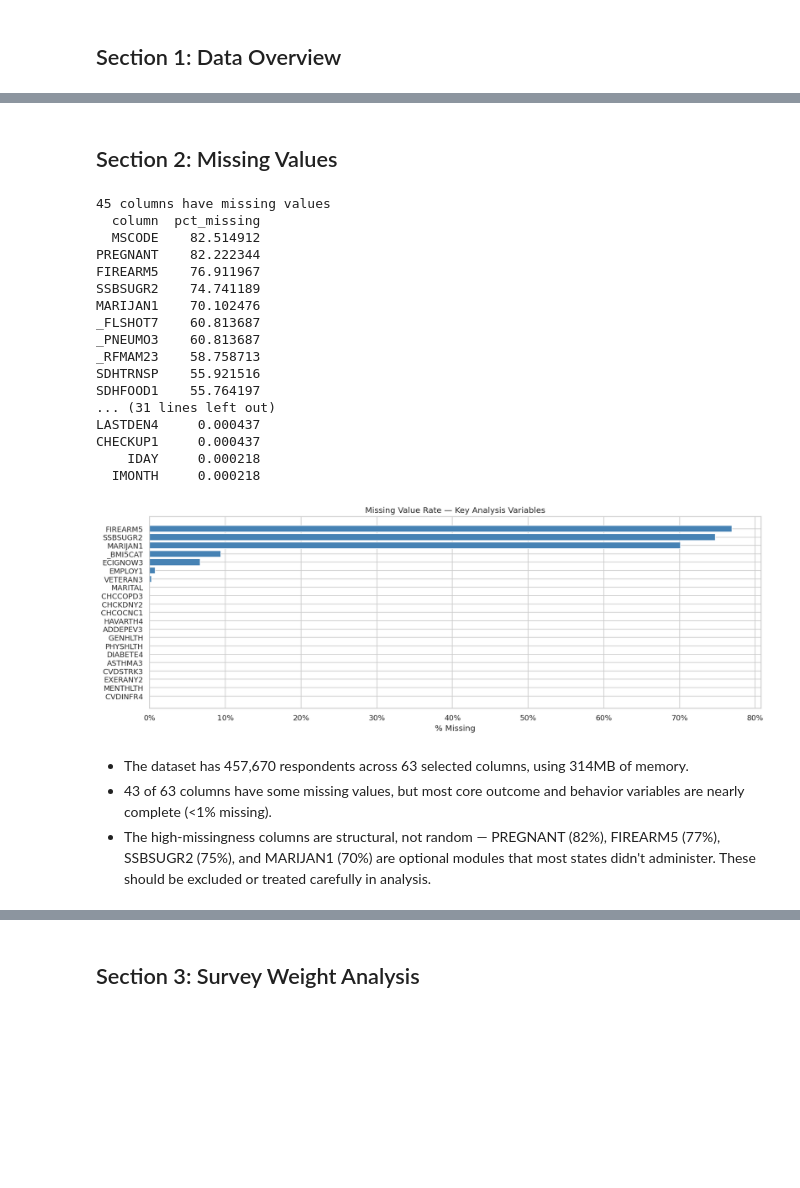
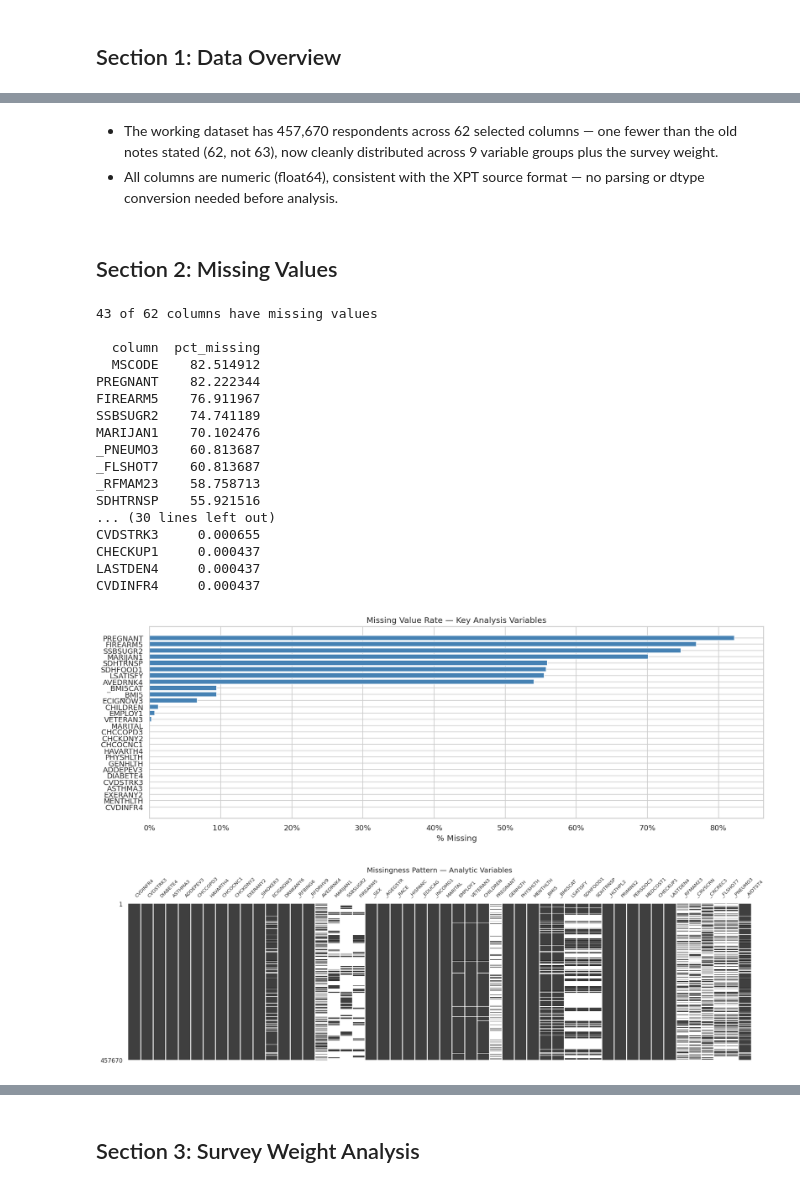
Before and after one commit to kwang101-cb/DataEngineering_Final, a Jupyter notebook: notebooks/1_Kelly_EDA.ipynb, the cells around one changed output, grey strips where cells are left out. Cells and saved outputs as stored; diff of their text form; code cells hidden in the pictures; blank space fills up the shorter version.

```diff
--- a/notebooks/1_Kelly_EDA.ipynb
+++ b/notebooks/1_Kelly_EDA.ipynb
@@ -586,0 +9,2 @@ KELLY SECTION
+# %%
+folder = "/content/drive/MyDrive/ADSP 31012 DEPA Final Project/1. Raw Data"
@@ -586,0 +40,21 @@ KELLY SECTION
+# %%
+NEEDED = [
+    'SEQNO','_STATE','_LLCPWT','IMONTH','IDAY','IYEAR',
+    '_METSTAT','_URBSTAT','MSCODE',
+    '_SEX','_AGEG5YR','_RACE','_HISPANC','_EDUCAG','_INCOMG1',
+    'MARITAL','EMPLOY1','CHILDREN','VETERAN3','PREGNANT',
+    'GENHLTH','PHYSHLTH','MENTHLTH','_BMI5','_BMI5CAT',
+    'CVDINFR4','CVDSTRK3','DIABETE4','ASTHMA3','ADDEPEV3',
+    'CHCCOPD3','HAVARTH4','CHCOCNC1','CHCKDNY2','LSATISFY',
+    'EXERANY2','_SMOKER3','ECIGNOW3','DRNKANY6','_RFBING6',
+    '_RFDRHV9','AVEDRNK4','MARIJAN1','SSBSUGR2','FIREARM5',
+    '_HLTHPL2','PRIMINS2','PERSDOC3','MEDCOST1','CHECKUP1',
+    'LASTDEN4','_RFMAM23','_CRVSCRN','_CRCREC3',
+    '_FLSHOT7','_PNEUMO3','_AIDTST4','SDHFOOD1','SDHTRNSP',
+    'QSTVER','QSTLANG','CELLFON5'
+]
+
+df = df_raw[NEEDED].copy()
+
+print(f"Raw shape: {df.shape}")
+print(f"Columns: {df.columns.tolist()}")
@@ -665,46 +187,52 @@ Descriptive stats (numeric):
+# %% [markdown]
+* The working dataset has 457,670 respondents across 62 selected columns — one fewer than the old notes stated (62, not 63), now cleanly distributed across 9 variable groups plus the survey weight.
+* All columns are numeric (float64), consistent with the XPT source format — no parsing or dtype conversion needed before analysis.
 # %% [markdown]
 ## Section 2: Missing Values
 # %%
-# 2a. Overall missing rate per column
-miss = (raw.isnull().sum() / len(raw) * 100).sort_values(ascending=False)
+# ── 2a. Overall missing rate per column ───────────────────────
+miss = (df.isnull().sum() / len(df) * 100).sort_values(ascending=False)
 miss_df = miss[miss > 0].reset_index()
 miss_df.columns = ['column', 'pct_missing']
-print(f"\n{len(miss_df)} columns have missing values")
+print(f"{len(miss_df)} of {df.shape[1]} columns have missing values\n")
 print(miss_df.to_string(index=False))
 
-# 2b. Bar chart of missing %
-fig, ax = plt.subplots(figsize=(14, 5))
-key_cols = [c for c in OUTCOME_VARS + BEHAVIOR_VARS + DEMO_VARS + HEALTH_VARS
+# ── 2b. Bar chart — key analysis variables only ───────────────
+key_cols = [c for c in OUTCOME_VARS + BEHAVIOR_VARS + DEMO_VARS + HEALTH_VARS + SDH_VARS
             if c in miss_df['column'].values]
 subset = miss_df[miss_df['column'].isin(key_cols)].sort_values('pct_missing', ascending=True)
+
+fig, ax = plt.subplots(figsize=(14, 5))
 ax.barh(subset['column'], subset['pct_missing'], color='steelblue')
 ax.set_xlabel("% Missing")
 ax.set_title("Missing Value Rate — Key Analysis Variables")
 ax.xaxis.set_major_formatter(mtick.PercentFormatter())
 plt.tight_layout()
 plt.show()
+
+# ── 2c. Missingno matrix for a visual pattern check ───────────
+analytic_cols = OUTCOME_VARS + BEHAVIOR_VARS + DEMO_VARS + HEALTH_VARS + SDH_VARS + HEALTHCARE_VARS + PREVENTION_VARS
+msno.matrix(df[analytic_cols], figsize=(16, 5), sparkline=False, fontsize=8)
+plt.title("Missingness Pattern — Analytic Variables")
+plt.tight_layout()
+plt.show()
 # %% [output]
-45 columns have missing values
+43 of 62 columns have missing values
+
   column  pct_missing
   MSCODE    82.514912
 PREGNANT    82.222344
 FIREARM5    76.911967
 SSBSUGR2    74.741189
 MARIJAN1    70.102476
+_PNEUMO3    60.813687
 _FLSHOT7    60.813687
-_PNEUMO3    60.813687
 _RFMAM23    58.758713
 SDHTRNSP    55.921516
-SDHFOOD1    55.764197
-... (31 lines left out)
+... (30 lines left out)
+CVDSTRK3     0.000655
+CHECKUP1     0.000437
 LASTDEN4     0.000437
-CHECKUP1     0.000437
-    IDAY     0.000218
-  IMONTH     0.000218
+CVDINFR4     0.000437
-[figure, old version]
+[figure, new version]
+[figure, added]
-# %% [markdown]
-
-
-* The dataset has 457,670 respondents across 63 selected columns, using 314MB of memory.
-* 43 of 63 columns have some missing values, but most core outcome and behavior variables are nearly complete (<1% missing).
-* The high-missingness columns are structural, not random — PREGNANT (82%), FIREARM5 (77%), SSBSUGR2 (75%), and MARIJAN1 (70%) are optional modules that most states didn't administer. These should be excluded or treated carefully in analysis.
```
Also changed, not shown: parts of 48 cells of this notebook, 1 other file.
